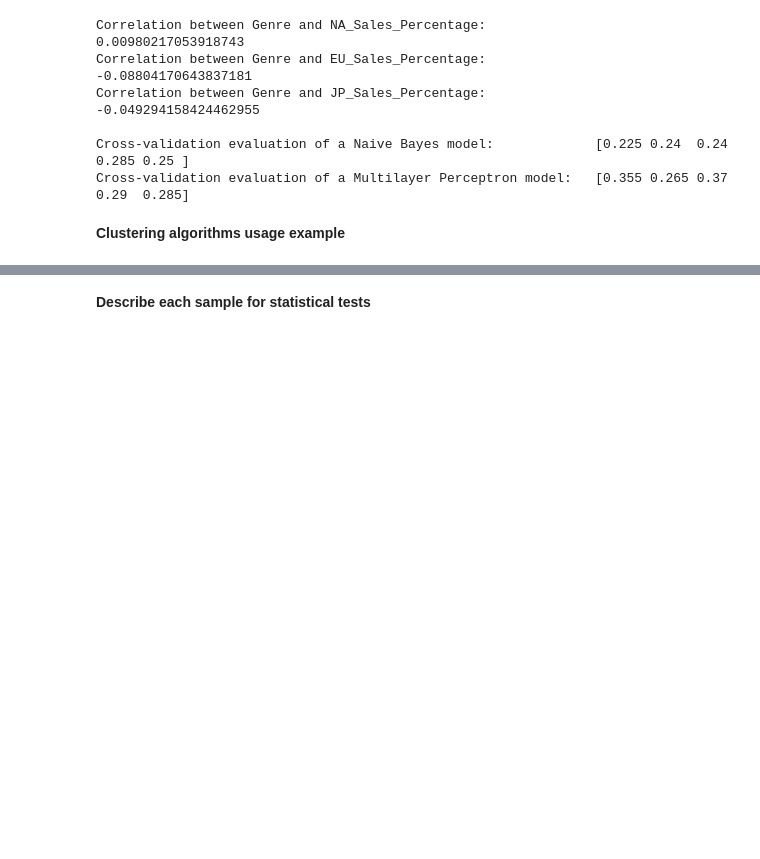
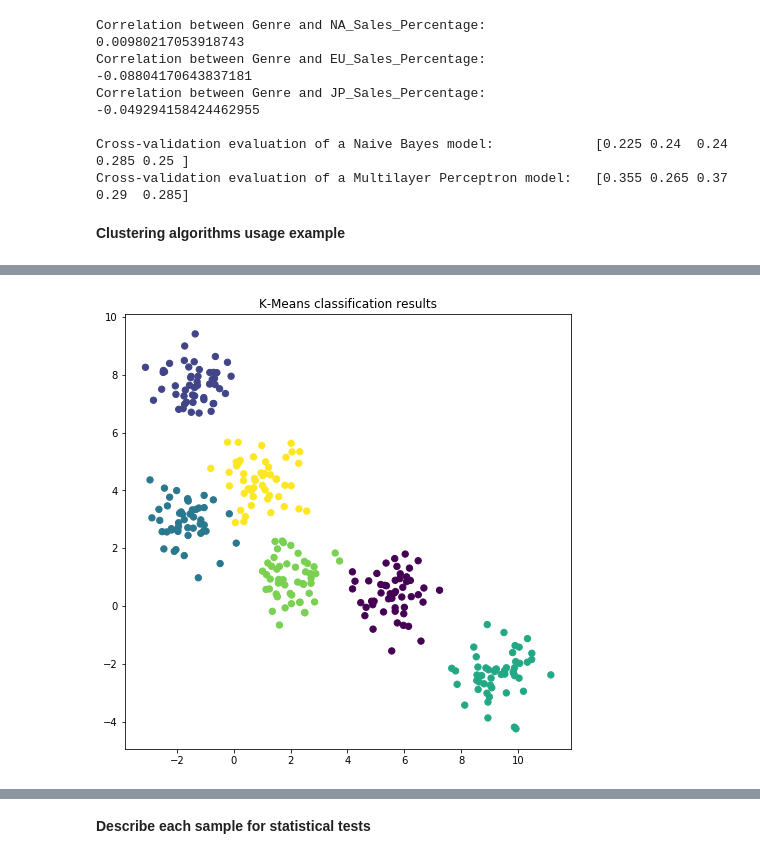
Before and after one commit to Netherwulf/video-games-data-analysis, a Jupyter notebook: video_games_data_analysis.ipynb, the cells around one changed output, grey strips where cells are left out. Saved outputs shown, nothing was run; the diff lists cells and outputs as text; code cells hidden in the pictures; blank space fills up the shorter version.

```diff
--- a/video_games_data_analysis.ipynb
+++ b/video_games_data_analysis.ipynb
@@ -702,0 +751,12 @@ Cross-validation evaluation of a Multilayer Perceptron model:   [0.355 0.265 0.3
+# %%
+kmeans = KMeans(n_clusters=6, init='k-means++', max_iter=300, n_init=10, random_state=0)
+
+labels = kmeans.fit_predict(X)
+
+plt.figure(figsize=(8, 8))
+plt.scatter(X[:, 0], X[:, 1], c=labels, s=40, cmap='viridis');
+
+plt.title("K-Means classification results")
+plt.show()
+# %% [output]
+[figure, added]
```
Also changed, not shown: parts of 12 cells of this notebook.
